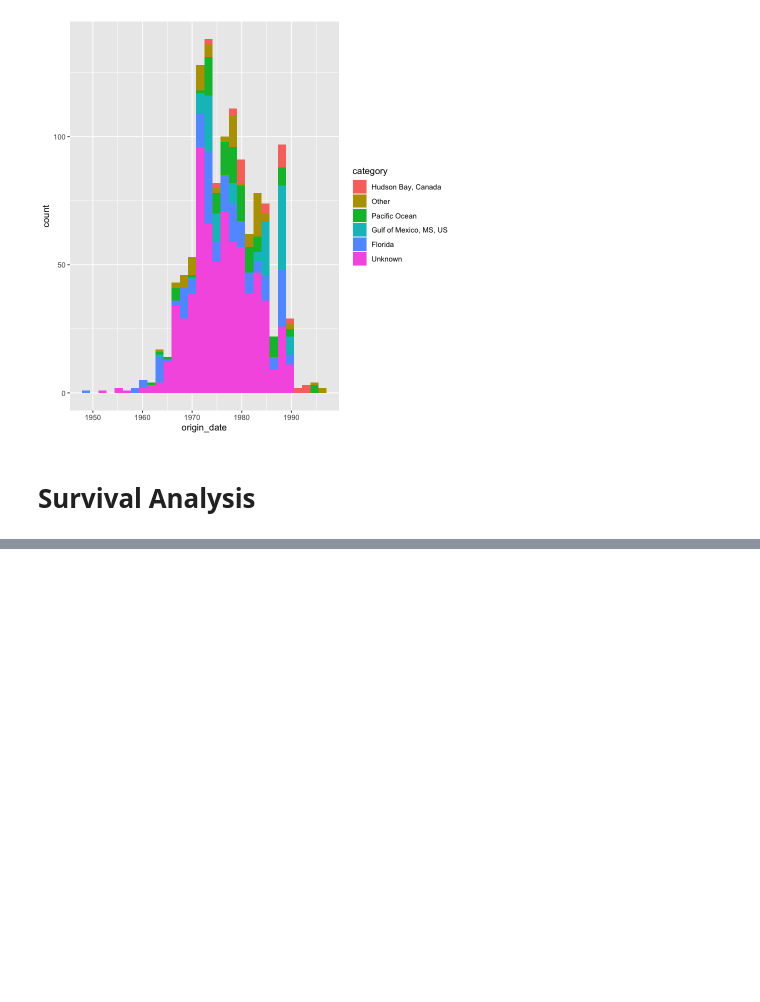
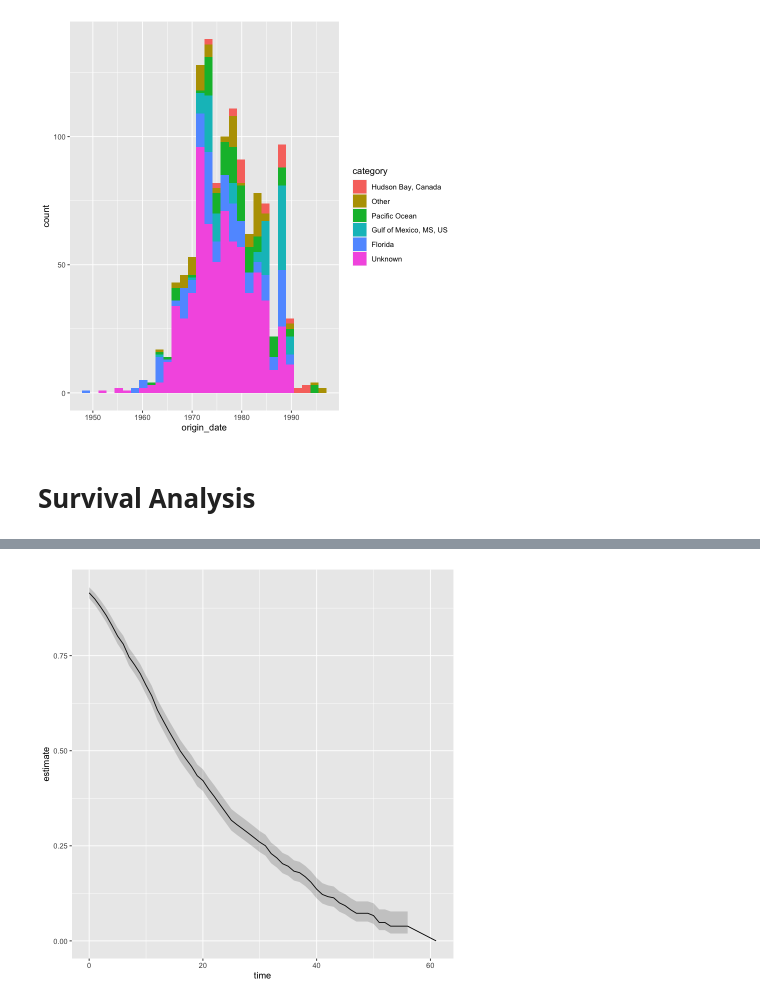
Before and after one commit to notblank/Curso-Stat-Public, a Jupyter notebook: Cursos/Temas Extra/Survival analysis.ipynb, the cells around one changed output, grey strips where cells are left out. Drawn from its saved outputs; the diff is of its cells as text; code cells hidden in the pictures; blank space fills up the shorter version.

```diff
--- a/Cursos/Temas Extra/Survival analysis.ipynb
+++ b/Cursos/Temas Extra/Survival analysis.ipynb
@@ -255,0 +264,8 @@ records       n  events  median 0.95LCL 0.95UCL
+# %%
+library(broom)
+tidy(mod0) %>%
+    ggplot(aes(time, estimate)) +
+        geom_line() +
+        geom_ribbon(aes(ymin = conf.low, ymax = conf.high), alpha = 0.2)
+# %% [output]
+[figure, added]
```
Also changed, not shown: parts of 9 cells of this notebook.
